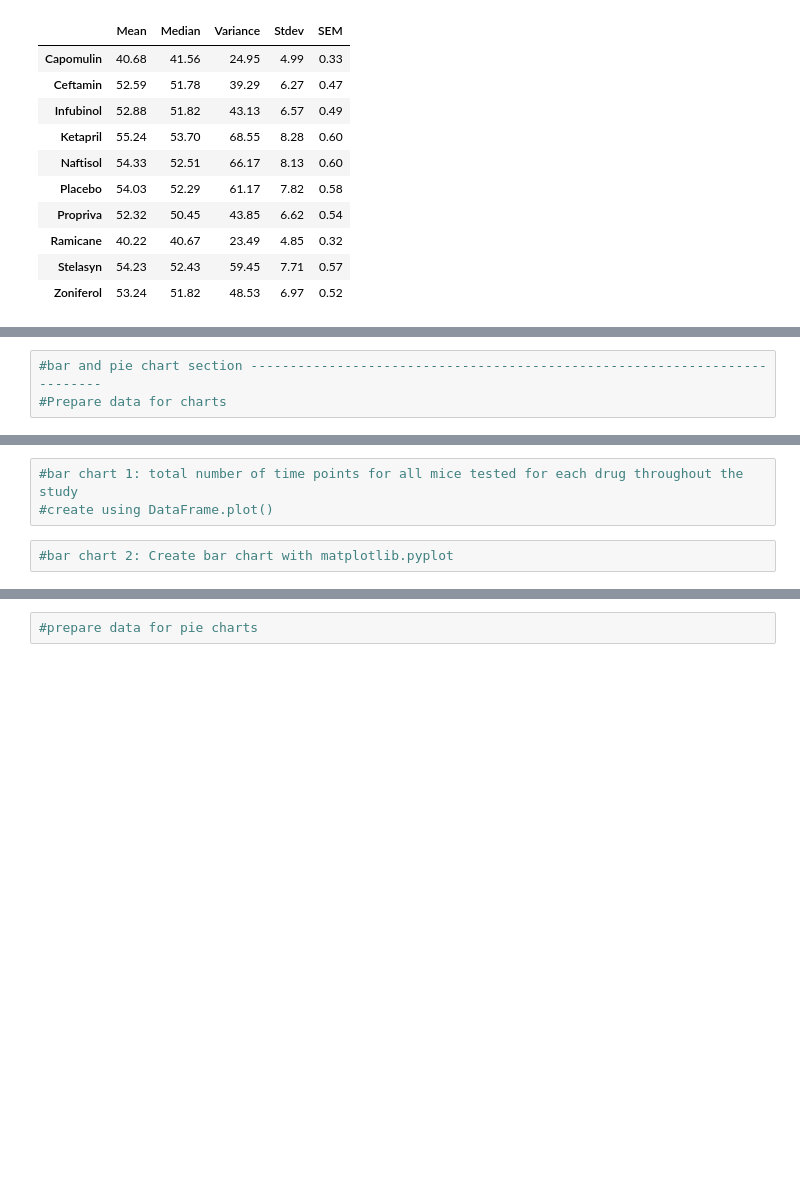
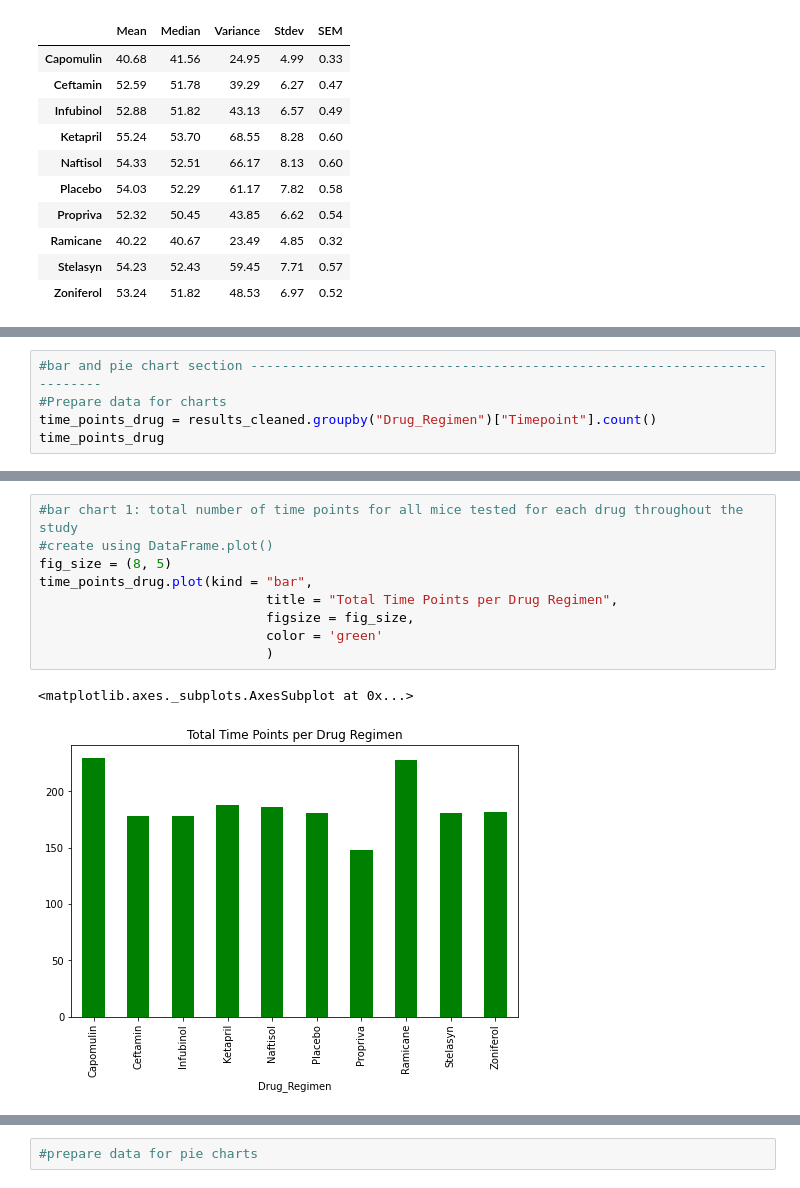
Before and after one commit to JoshMBell/Data_Visualization_Challenge, a Jupyter notebook: pymaceuticals_starter.ipynb, the cells around one changed output, grey strips where cells are left out. Cells and saved outputs as stored; diff of their text form; blank space fills up the shorter version.

Commit message:
completed bar charts

```diff
--- a/pymaceuticals_starter.ipynb
+++ b/pymaceuticals_starter.ipynb
@@ -123,3 +139,5 @@ Tumor volume statistics by drug:
 # %%
 #bar and pie chart section --------------------------------------------------------------------------
 #Prepare data for charts
+time_points_drug = results_cleaned.groupby("Drug_Regimen")["Timepoint"].count()
+time_points_drug
@@ -126,5 +157,12 @@ Tumor volume statistics by drug:
 # %%
 #bar chart 1: total number of time points for all mice tested for each drug throughout the study
 #create using DataFrame.plot()
+fig_size = (8, 5)
+time_points_drug.plot(kind = "bar",
+                             title = "Total Time Points per Drug Regimen",
+                             figsize = fig_size,
+                             color = 'green'
+                             )
+# %% [output]
+<matplotlib.axes._subplots.AxesSubplot at 0x...>
+[figure, added]
-# %%
-#bar chart 2: Create bar chart with matplotlib.pyplot
```
Also changed, not shown: parts of 3 cells of this notebook.
